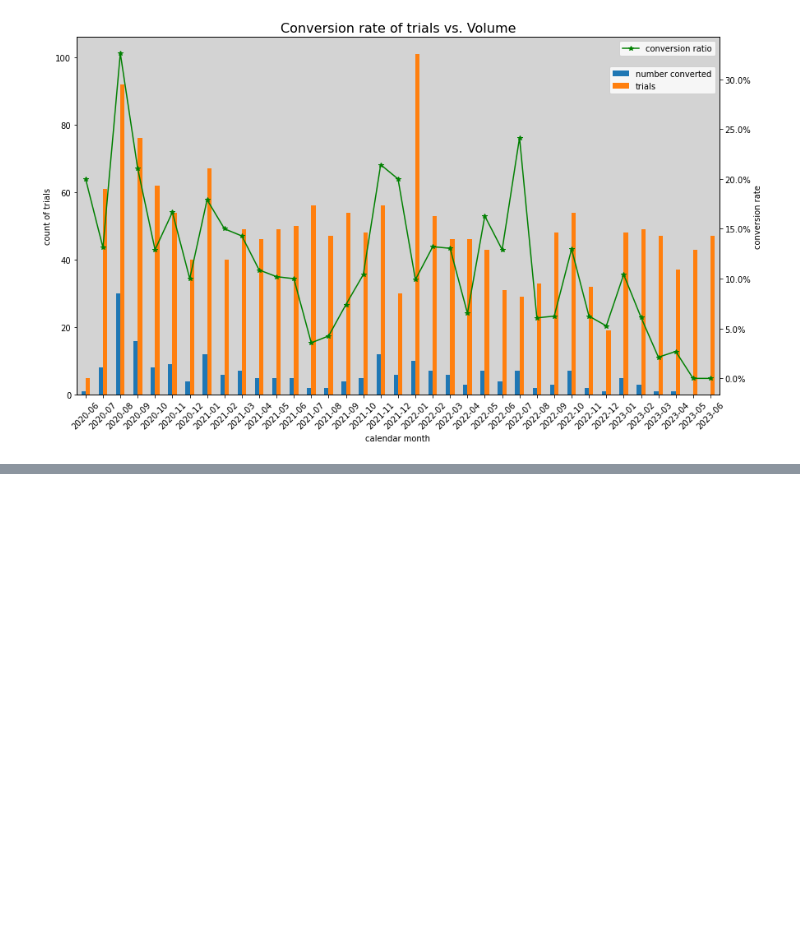
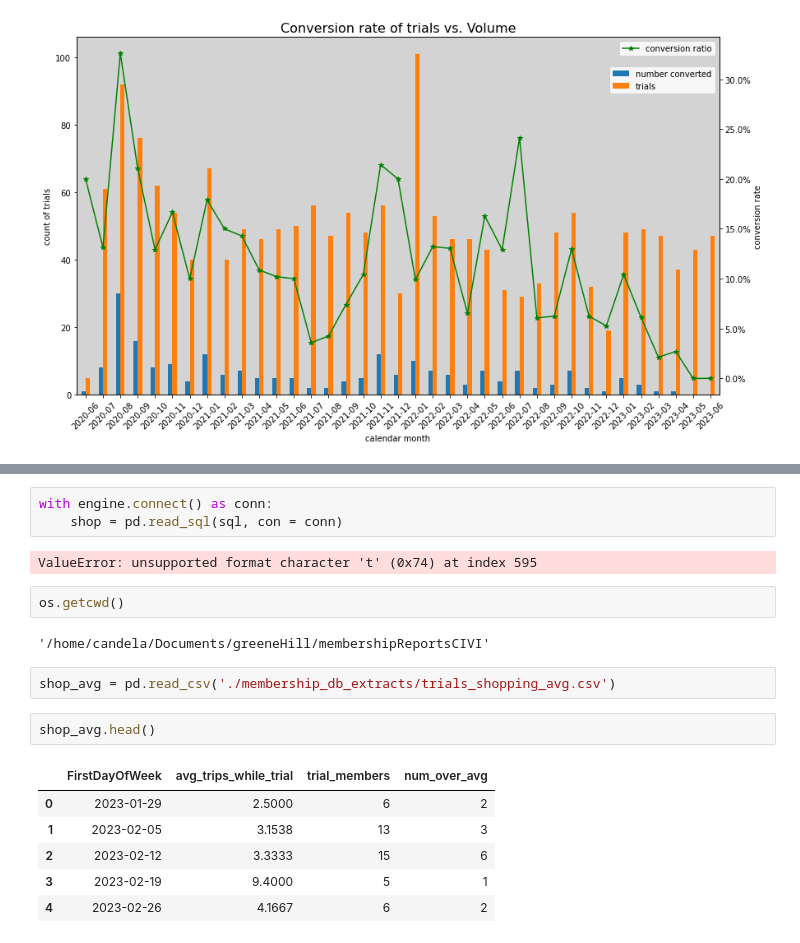
Before and after one commit to calleja/greeneHill, a Jupyter notebook: membership_db_interact.ipynb, the cells around one changed output, grey strips where cells are left out. Saved outputs shown, nothing was run; the diff lists cells and outputs as text; blank space fills up the shorter version.

```diff
--- a/membership_db_interact.ipynb
+++ b/membership_db_interact.ipynb
@@ -111,0 +124,20 @@ plt.show()
+# %%
+with engine.connect() as conn:
+    shop = pd.read_sql(sql, con = conn)
+# %% [output]
+ValueError: unsupported format character 't' (0x74) at index 595
+# %%
+os.getcwd()
+# %% [output]
+'/home/candela/Documents/greeneHill/membershipReportsCIVI'
+# %%
+shop_avg = pd.read_csv('./membership_db_extracts/trials_shopping_avg.csv')
+# %%
+shop_avg.head()
+# %% [output]
+|  | FirstDayOfWeek | avg_trips_while_trial | trial_members | num_over_avg |
+| 0 | 2023-01-29 | 2.5000 | 6 | 2 |
+| 1 | 2023-02-05 | 3.1538 | 13 | 3 |
+| 2 | 2023-02-12 | 3.3333 | 15 | 6 |
+| 3 | 2023-02-19 | 9.4000 | 5 | 1 |
+| 4 | 2023-02-26 | 4.1667 | 6 | 2 |
```
Also changed, not shown: parts of 4 cells of this notebook, 8 other files.
